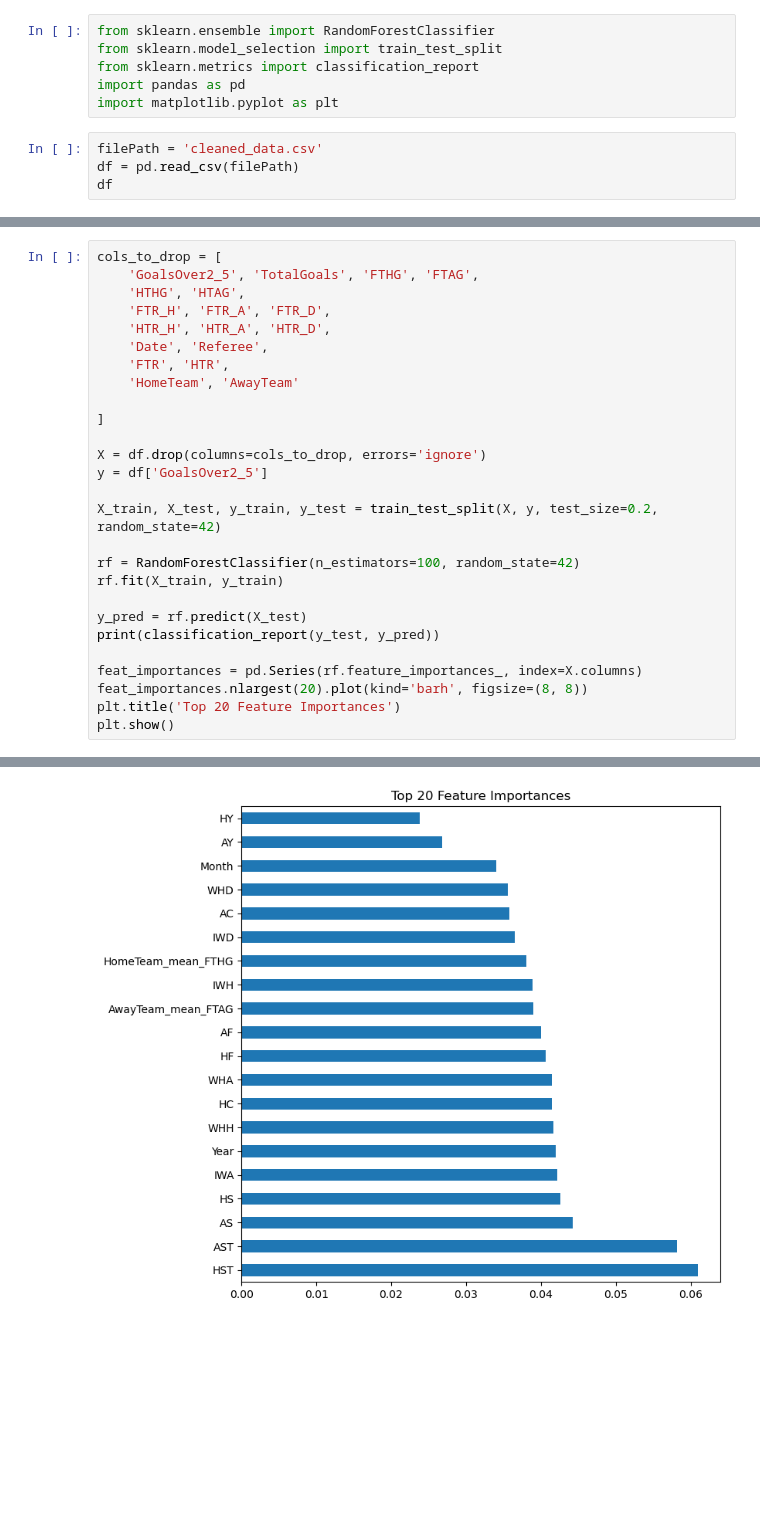
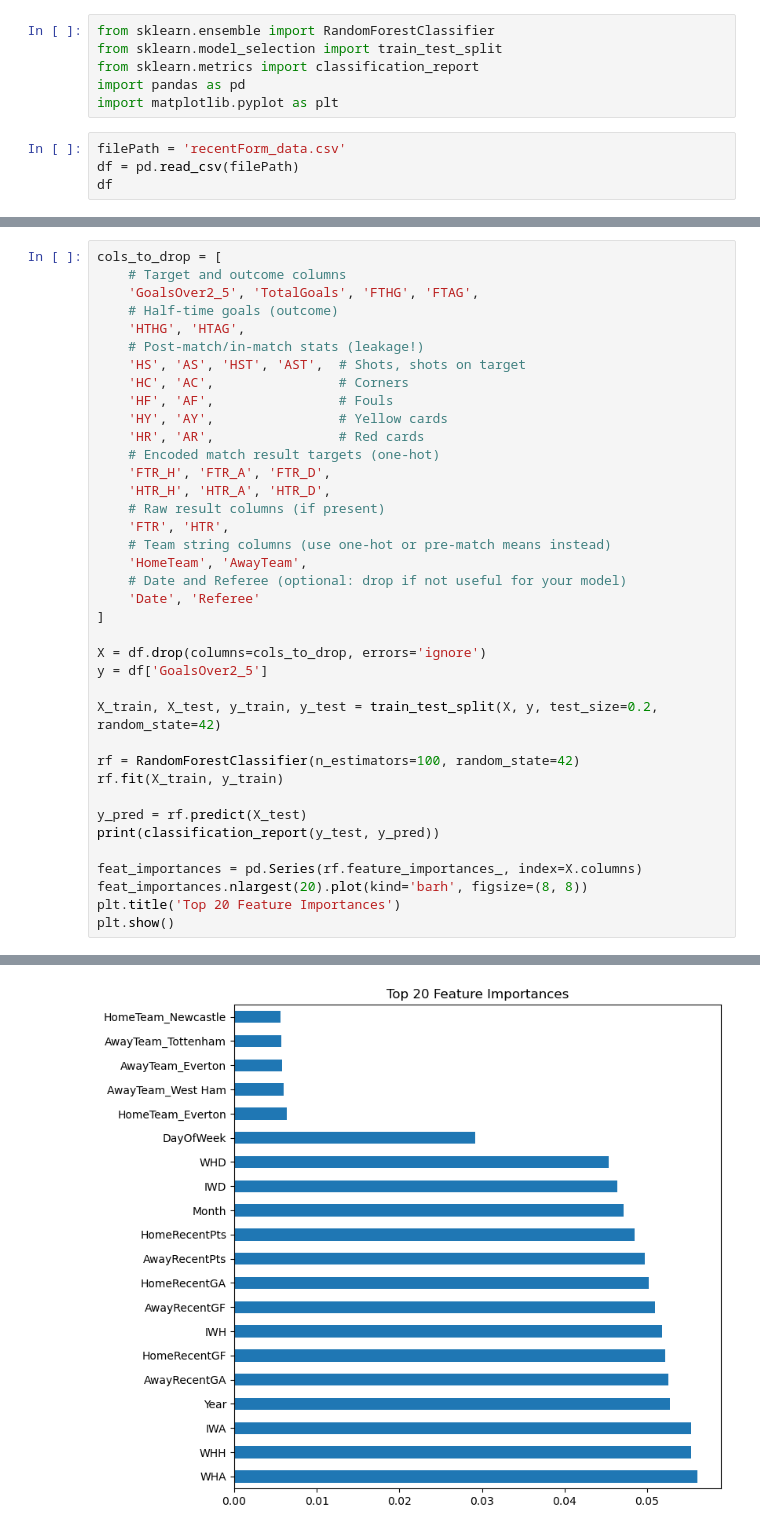
Before and after one commit to Shab00/Over-Under2.5Goals, a Jupyter notebook: notebooks/randomForrest.ipynb, the cells around one changed output, grey strips where cells are left out. Drawn from its saved outputs; the diff is of its cells as text; blank space fills up the shorter version.

Commit message:
corrected the traing as there was so data leakages %55 percent accuracy

```diff
--- a/notebooks/randomForrest.ipynb
+++ b/notebooks/randomForrest.ipynb
@@ -5,7 +5,7 @@ from sklearn.metrics import classification_report
 import pandas as pd
 import matplotlib.pyplot as plt
 # %%
-filePath = 'cleaned_data.csv'
+filePath = 'recentForm_data.csv'
 df = pd.read_csv(filePath)
 df
 # %% [output]
@@ -25,13 +25,24 @@ df
 # %%
 cols_to_drop = [
+    # Target and outcome columns
     'GoalsOver2_5', 'TotalGoals', 'FTHG', 'FTAG',
+    # Half-time goals (outcome)
     'HTHG', 'HTAG',
+    # Post-match/in-match stats (leakage!)
+    'HS', 'AS', 'HST', 'AST',  # Shots, shots on target
+    'HC', 'AC',                # Corners
+    'HF', 'AF',                # Fouls
+    'HY', 'AY',                # Yellow cards
+    'HR', 'AR',                # Red cards
+    # Encoded match result targets (one-hot)
     'FTR_H', 'FTR_A', 'FTR_D',
     'HTR_H', 'HTR_A', 'HTR_D',
-    'Date', 'Referee',
+    # Raw result columns (if present)
     'FTR', 'HTR',
-    'HomeTeam', 'AwayTeam'
-
+    # Team string columns (use one-hot or pre-match means instead)
+    'HomeTeam', 'AwayTeam',
+    # Date and Referee (optional: drop if not useful for your model)
+    'Date', 'Referee'
 ]
 
 X = df.drop(columns=cols_to_drop, errors='ignore')
@@ -61 +72 @@ weighted avg       0.63      0.63      0.63      1744
-[figure, old version]
+[figure, new version]
```
Also changed, not shown: parts of 4 cells of this notebook, 8 other files.
